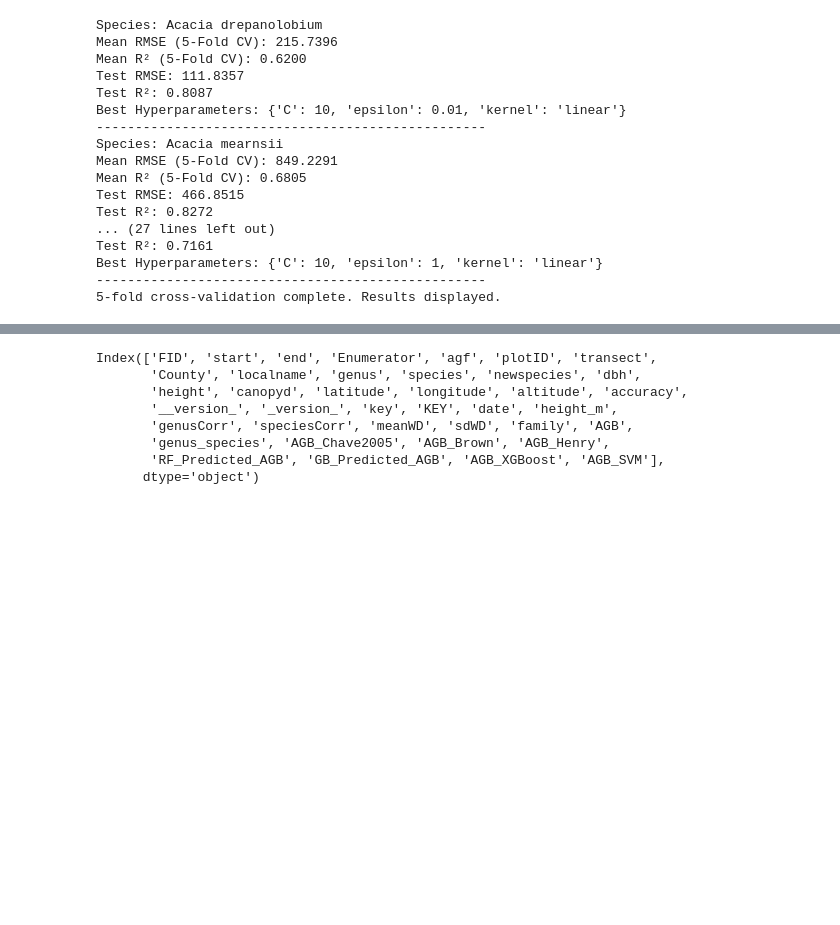
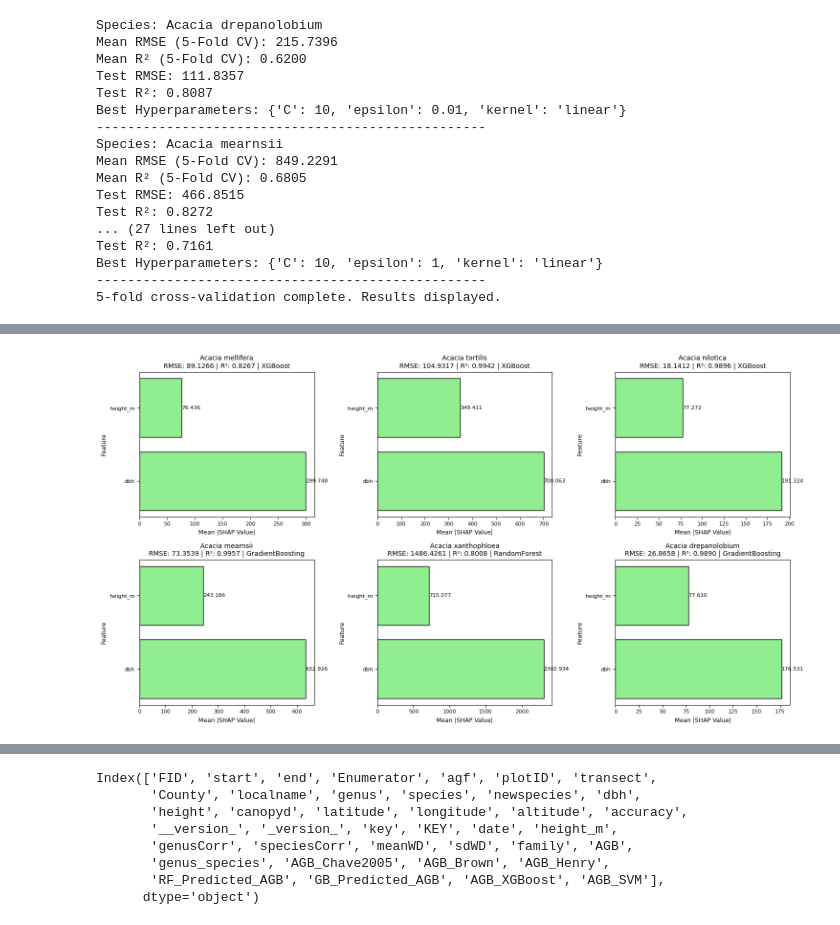
Before and after one commit to irungus/agf_kenya, a Jupyter notebook: agf_kenya_colab_acacia.ipynb, the cells around one changed output, grey strips where cells are left out. Saved outputs shown, nothing was run; the diff lists cells and outputs as text; code cells hidden in the pictures; blank space fills up the shorter version.

```diff
--- a/agf_kenya_colab_acacia.ipynb
+++ b/agf_kenya_colab_acacia.ipynb
@@ -1161,0 +1177,99 @@ for species, group in df.groupby('genus_species'):
+# %%
+import shap
+import numpy as np
+import pandas as pd
+import matplotlib.pyplot as plt
+from sklearn.model_selection import train_test_split
+from sklearn.ensemble import GradientBoostingRegressor, RandomForestRegressor
+from xgboost import XGBRegressor
+from sklearn.metrics import mean_squared_error, r2_score
+import math
+
+# Define best hyperparameters for each species
+best_params = {
+    "Acacia drepanolobium": {"learning_rate": 0.2, "max_depth": 2, "max_features": 'sqrt', "min_samples_leaf": 2, "min_samples_split": 2, "n_estimators": 600, "subsample": 1.0},
+    "Acacia mearnsii": {"learning_rate": 0.1, "max_depth": 5, "max_features": 'sqrt', "min_samples_leaf": 2, "min_samples_split": 5, "n_estimators": 200, "subsample": 0.8},
+    "Acacia mellifera": {"colsample_bytree": 1, "learning_rate": 0.2, "max_depth": 3, "n_estimators": 1000, "reg_alpha": 0.01, "reg_lambda": 1, "subsample": 0.8},
+    "Acacia nilotica": {"colsample_bytree": 1.0, "learning_rate": 0.1, "max_depth": 3, "n_estimators": 200, "reg_alpha": 0.1, "reg_lambda": 0, "subsample": 0.8},
+    "Acacia tortilis": {"colsample_bytree": 1, "learning_rate": 0.05, "max_depth": 3, "n_estimators": 1000, "reg_alpha": 0.01, "reg_lambda": 1, "subsample": 0.8},
+    "Acacia xanthophloea": {"bootstrap": True, "max_depth": 12, "max_features": 0.5, "min_samples_leaf": 1, "min_samples_split": 2, "n_estimators": 600}
+}
+
+# Get unique species list
+df = acacia_df_cleaned_agb
+species_list = df['genus_species'].unique()
+
+# Define grid size
+n_rows = 2
+n_cols = math.ceil(len(species_list) / n_rows)  # Auto-adjust columns
+
+fig, axes = plt.subplots(n_rows, n_cols, figsize=(n_cols * 5, n_rows * 4))
+
+# Flatten axes array for easy indexing
+axes = axes.flatten()
+
+for i, species in enumerate(species_list):
+    if i >= len(axes):  # Prevent exceeding grid size
+        break
+
+    group = df[df['genus_species'] == species]
+    X = group[['dbh', 'height_m']]
+    y = group['AGB']
+
+    X_train, X_test, y_train, y_test = train_test_split(X, y, test_size=0.2, random_state=42)
+
+    # Select model type based on species
+    if species in ["Acacia drepanolobium", "Acacia mearnsii"]:
+        model = GradientBoostingRegressor(**best_params[species], random_state=42)
+        model_name = "GradientBoosting"
+    elif species == "Acacia xanthophloea":
+        model = RandomForestRegressor(**best_params[species], random_state=42)
+        model_name = "RandomForest"
+    else:
+        model = XGBRegressor(**best_params[species], random_state=42)
+        model_name = "XGBoost"
+
+    model.fit(X_train, y_train)
+
+    # Model evaluation
+    y_pred = model.predict(X_test)
+    rmse = np.sqrt(mean_squared_error(y_test, y_pred))
+    r2 = r2_score(y_test, y_pred)
+
+    # SHAP Analysis
+    explainer = shap.Explainer(model, X_train)
+    shap_values = explainer(X_test)
+
+    # Compute mean SHAP values for feature importance
+    mean_shap_values = np.abs(shap_values.values).mean(axis=0)
+    feature_names = X_test.columns
+
+    # Color based on importance direction
+    colors = ['#90EE90' if v > 0 else '#FF6347' for v in mean_shap_values]  # Light green & red
+
+    # Get subplot position
+    ax = axes[i]
+
+    # Plot SHAP feature importance with colors
+    bars = ax.barh(feature_names, mean_shap_values, color=colors, edgecolor='black')
+
+    # Add feature importance value labels
+    for bar, value in zip(bars, mean_shap_values):
+        ax.text(bar.get_width() + 0.001, bar.get_y() + bar.get_height()/2, f"{value:.3f}",
+                va='center', fontsize=8, color='black')
+
+    # Add title with key metrics
+    ax.set_title(f"{species}\nRMSE: {rmse:.4f} | R²: {r2:.4f} | {model_name}", fontsize=10)
+    ax.set_xlabel("Mean |SHAP Value|", fontsize=9)
+    ax.set_ylabel("Feature", fontsize=9)
+    ax.tick_params(axis='both', labelsize=8)
+
+# Hide unused subplots
+for i in range(len(species_list), len(axes)):
+    fig.delaxes(axes[i])
+
+# Adjust layout
+plt.tight_layout()
+plt.show()
+# %% [output]
+[figure, added]
```
Also changed, not shown: parts of 3 cells of this notebook.
